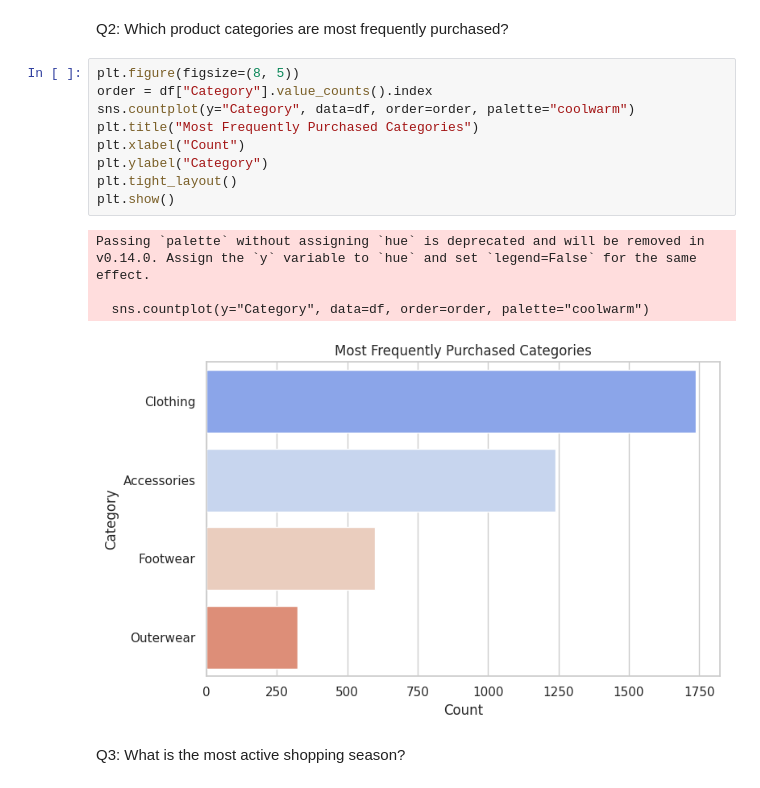
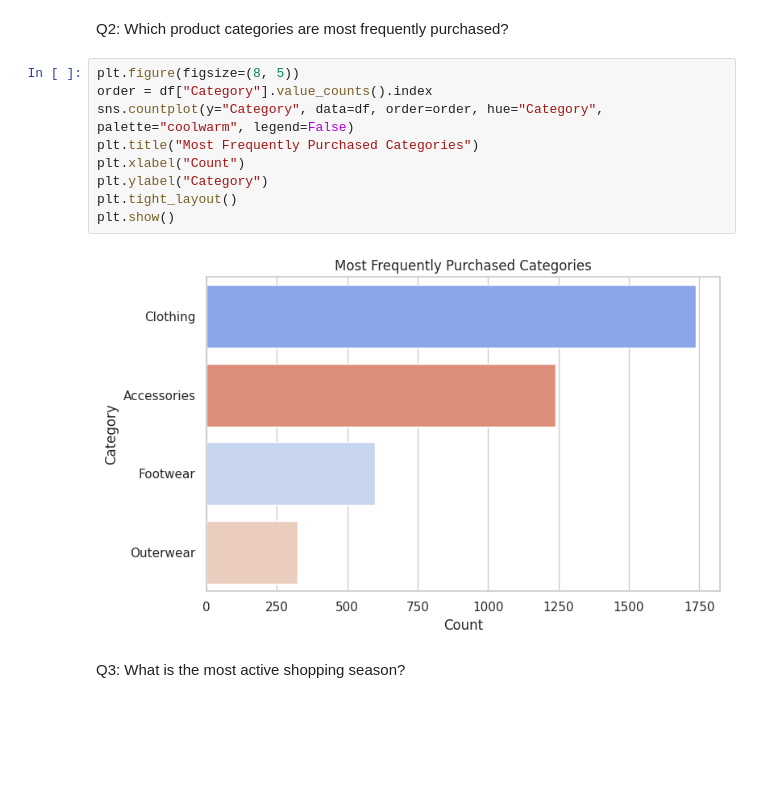
Before and after one commit to BasselKhalid/Thesis, a Jupyter notebook: Thesis.ipynb, the cells around one changed output. Cells and saved outputs as stored; diff of their text form; blank space fills up the shorter version.

```diff
--- a/Thesis.ipynb
+++ b/Thesis.ipynb
@@ -200,17 +197,14 @@ Q2: Which product categories are most frequently purchased?
 # %%
 plt.figure(figsize=(8, 5))
 order = df["Category"].value_counts().index
-sns.countplot(y="Category", data=df, order=order, palette="coolwarm")
+sns.countplot(y="Category", data=df, order=order, hue="Category", palette="coolwarm", legend=False)
 plt.title("Most Frequently Purchased Categories")
 plt.xlabel("Count")
 plt.ylabel("Category")
 plt.tight_layout()
 plt.show()
 # %% [output]
-Passing `palette` without assigning `hue` is deprecated and will be removed in v0.14.0. Assign the `y` variable to `hue` and set `legend=False` for the same effect.
-
-  sns.countplot(y="Category", data=df, order=order, palette="coolwarm")
-[figure, old version]
+[figure, new version]
 # %% [markdown]
 Q3: What is the most active shopping season?
 # %%
```
Also changed, not shown: parts of 5 cells of this notebook.
